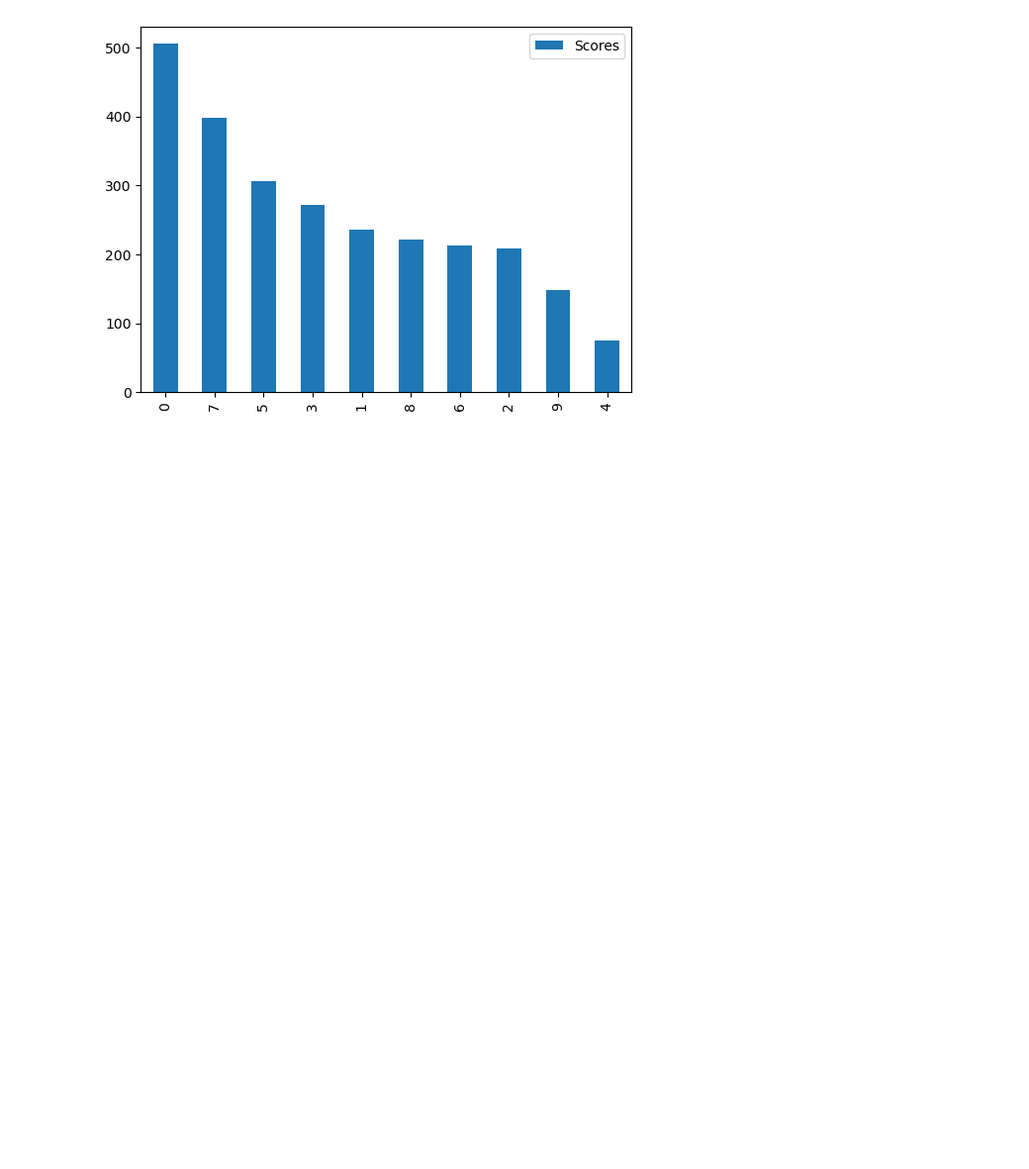
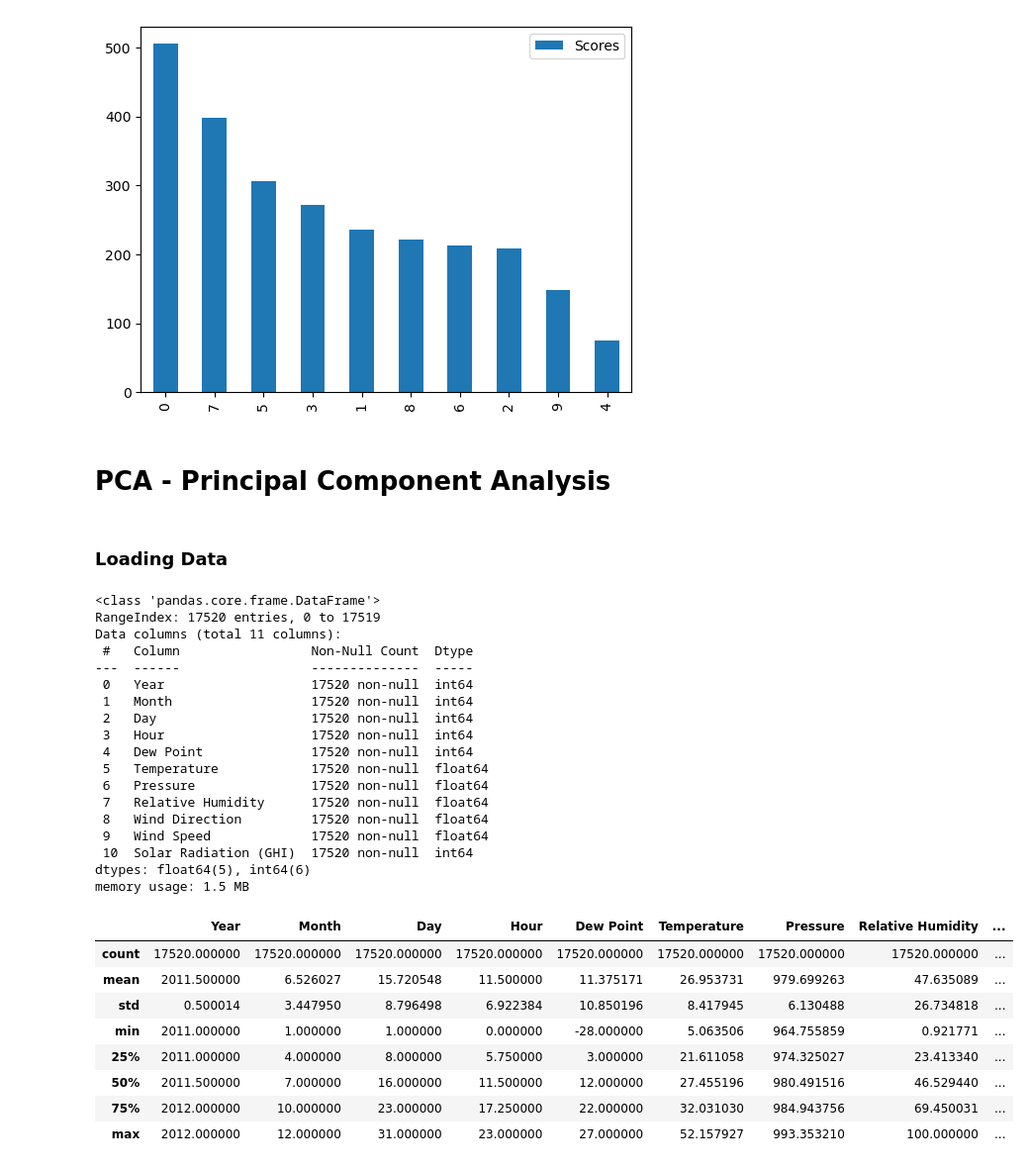
Before and after one commit to ArpitTripathi945/ML_Models_Scratch, a Jupyter notebook: feature_engineering.ipynb, the cells around one changed output. Shown at 99% size. Drawn from its saved outputs; the diff is of its cells as text; code cells hidden in the pictures; blank space fills up the shorter version.

Commit message:
PCA - Principal Component Analysis

```diff
--- a/feature_engineering.ipynb
+++ b/feature_engineering.ipynb
@@ -187,3 +187,5 @@ feature_score.nlargest(10,"Scores").plot(kind = "bar")
 plt.show()
 # %% [output]
 [figure]
+# %% [markdown]
+# PCA - Principal Component Analysis
@@ -189,0 +196,35 @@ plt.show()
+# %% [markdown]
+### Loading Data
+# %%
+data = pd.read_csv("global_heat_index.csv")
+data.head()
+data.info()
+data.describe()
+# %% [output]
+<class 'pandas.core.frame.DataFrame'>
+RangeIndex: 17520 entries, 0 to 17519
+Data columns (total 11 columns):
+ #   Column                 Non-Null Count  Dtype
+---  ------                 --------------  -----
+ 0   Year                   17520 non-null  int64
+ 1   Month                  17520 non-null  int64
+ 2   Day                    17520 non-null  int64
+ 3   Hour                   17520 non-null  int64
+ 4   Dew Point              17520 non-null  int64
+ 5   Temperature            17520 non-null  float64
+ 6   Pressure               17520 non-null  float64
+ 7   Relative Humidity      17520 non-null  float64
+ 8   Wind Direction         17520 non-null  float64
+ 9   Wind Speed             17520 non-null  float64
+ 10  Solar Radiation (GHI)  17520 non-null  int64
+dtypes: float64(5), int64(6)
+memory usage: 1.5 MB
+|  | Year | Month | Day | Hour | Dew Point | Temperature | Pressure | Relative Humidity | ... |
+| count | 17520.000000 | 17520.000000 | 17520.000000 | 17520.000000 | 17520.000000 | 17520.000000 | 17520.000000 | 17520.000000 | ... |
+| mean | 2011.500000 | 6.526027 | 15.720548 | 11.500000 | 11.375171 | 26.953731 | 979.699263 | 47.635089 | ... |
+| std | 0.500014 | 3.447950 | 8.796498 | 6.922384 | 10.850196 | 8.417945 | 6.130488 | 26.734818 | ... |
+| min | 2011.000000 | 1.000000 | 1.000000 | 0.000000 | -28.000000 | 5.063506 | 964.755859 | 0.921771 | ... |
+| 25% | 2011.000000 | 4.000000 | 8.000000 | 5.750000 | 3.000000 | 21.611058 | 974.325027 | 23.413340 | ... |
+| 50% | 2011.500000 | 7.000000 | 16.000000 | 11.500000 | 12.000000 | 27.455196 | 980.491516 | 46.529440 | ... |
+| 75% | 2012.000000 | 10.000000 | 23.000000 | 17.250000 | 22.000000 | 32.031030 | 984.943756 | 69.450031 | ... |
+| max | 2012.000000 | 12.000000 | 31.000000 | 23.000000 | 27.000000 | 52.157927 | 993.353210 | 100.000000 | ... |
```
Also changed, not shown: parts of 19 cells of this notebook.
